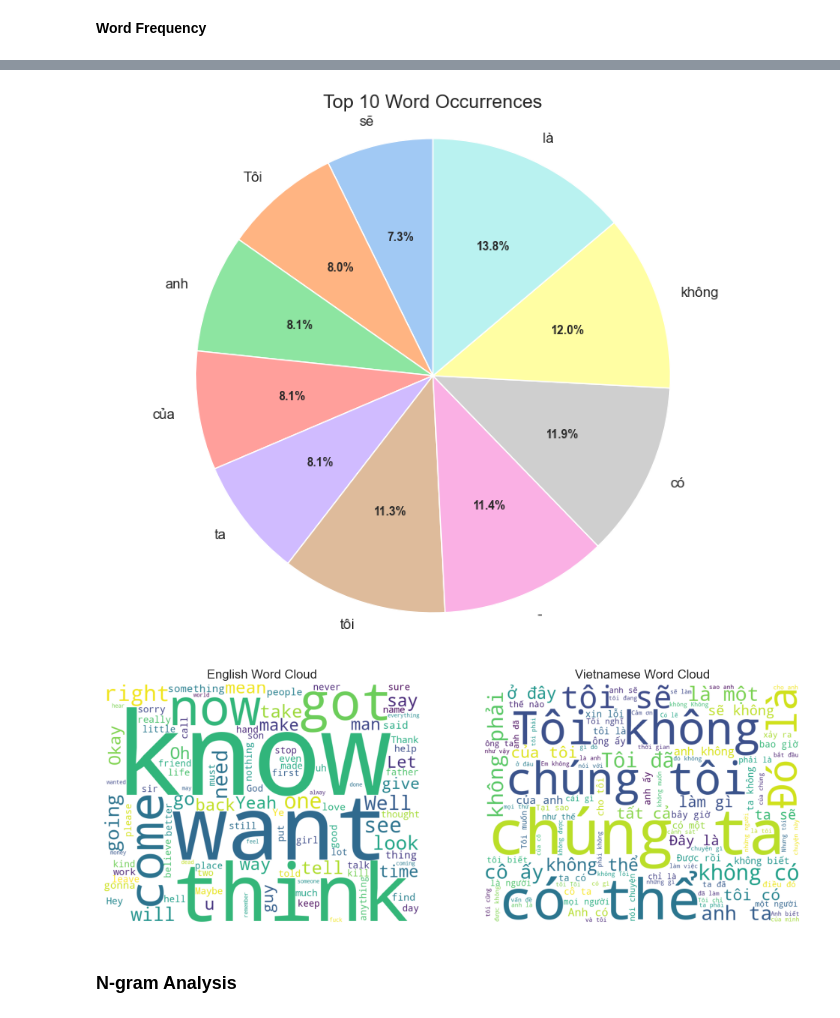
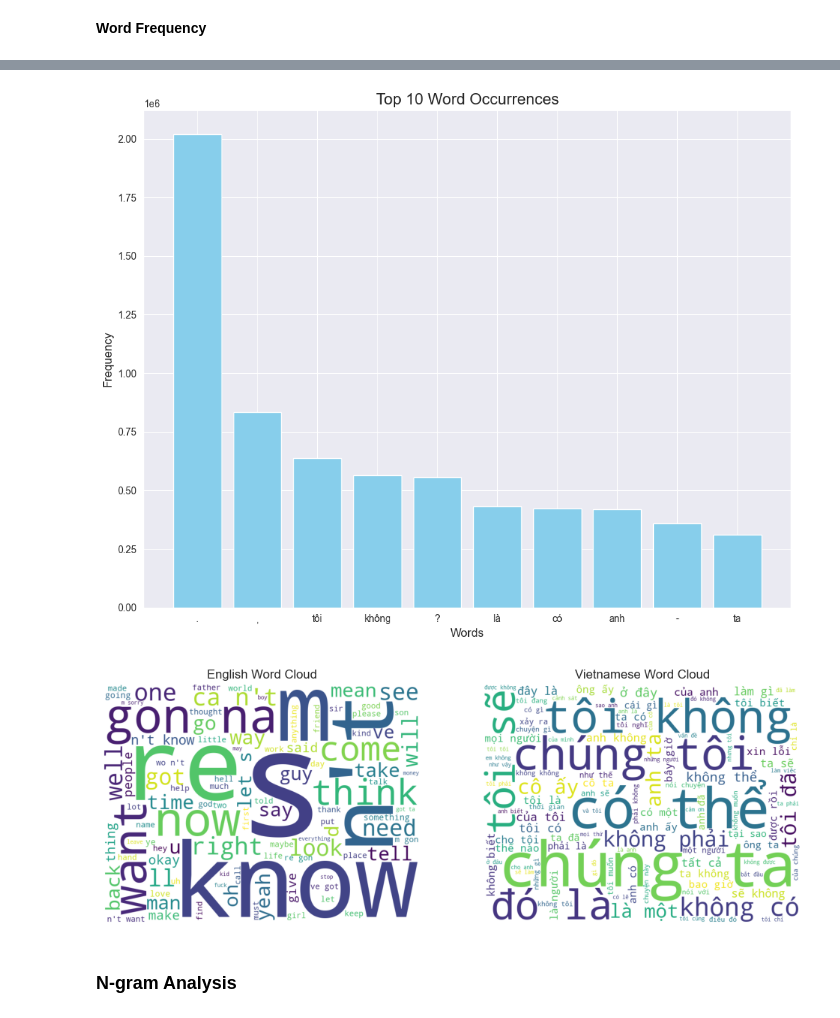
Before and after one commit to fisherman611/english-vietnamese-machine-translation, a Jupyter notebook: data/EDA.ipynb, the cells around one changed output, grey strips where cells are left out. Cells and saved outputs as stored; diff of their text form; code cells hidden in the pictures.

```diff
--- a/data/EDA.ipynb
+++ b/data/EDA.ipynb
@@ -42,0 +14,9 @@ mydata.head(10)
+# %%
+envi_data = pd.concat(
+    [
+        pd.read_csv("envi_dataset_part1.csv"),
+        pd.read_csv("envi_dataset_part2.csv"),
+        pd.read_csv("envi_dataset_part3.csv"),
+    ]
+)
+envi_data.reset_index(drop=True, inplace=True)
@@ -85,6 +71,6 @@ mydata.shape
 # %% [markdown]
 **Word Count**
 # %%
-mydata['en_words_count'] = mydata['en'].apply(lambda x: len(x.split()))
-mydata['vi_words_count'] = mydata['vi'].apply(lambda x: len(x.split()))
+envi_data['en_words_count'] = envi_data['en'].apply(lambda x: len(x.split()))
+envi_data['vi_words_count'] = envi_data['vi'].apply(lambda x: len(x.split()))
 # %%
@@ -187,27 +177,27 @@ plot_top_words_pie_chart(english_counter)
 # %%
-plot_top_words_pie_chart(vietnamese_counter)
+plot_top_words_bar_chart(vietnamese_counter)
 # %% [output]
-[figure, old version]
+[figure, new version]
 # %%
 from wordcloud import WordCloud
 
-en_text = " ".join(mydata['en'])
-vi_text = " ".join(mydata['vi'])
+en_text = " ".join(envi_data['en'])
+vi_text = " ".join(envi_data['vi'])
 
 plt.figure(figsize=(12,6))
 plt.subplot(1,2,1)
 plt.imshow(WordCloud(width=800, height=600, background_color="white", max_words=100).generate(en_text))
 plt.axis("off")
 plt.title("English Word Cloud")
 
 plt.subplot(1,2,2)
 plt.imshow(WordCloud(width=800, height=600, background_color="white", max_words=100).generate(vi_text))
 plt.axis("off")
 plt.title("Vietnamese Word Cloud")
 
 plt.show()
 # %% [output]
-[figure, old version]
+[figure, new version]
 # %% [markdown]
 ### **N-gram Analysis**
 # %%
```
Also changed, not shown: parts of 24 cells of this notebook.
